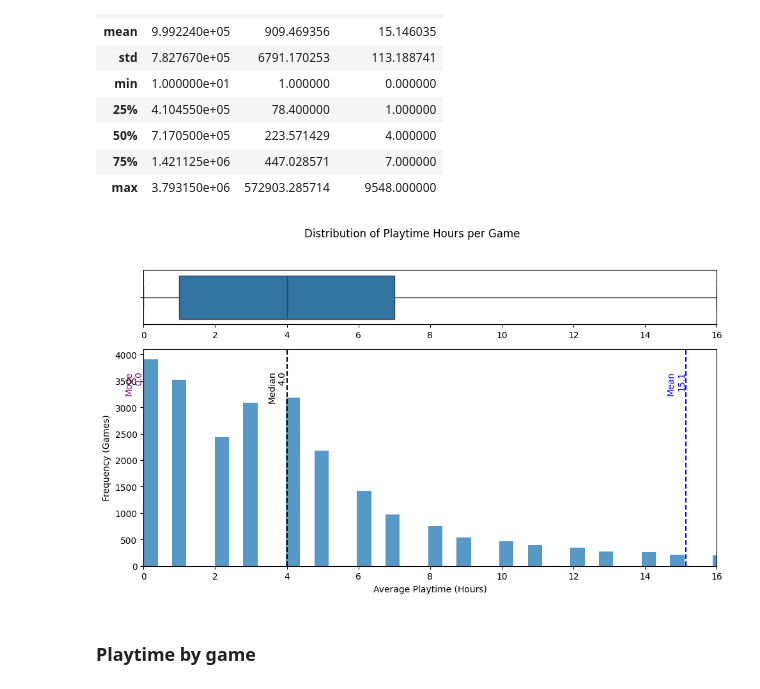
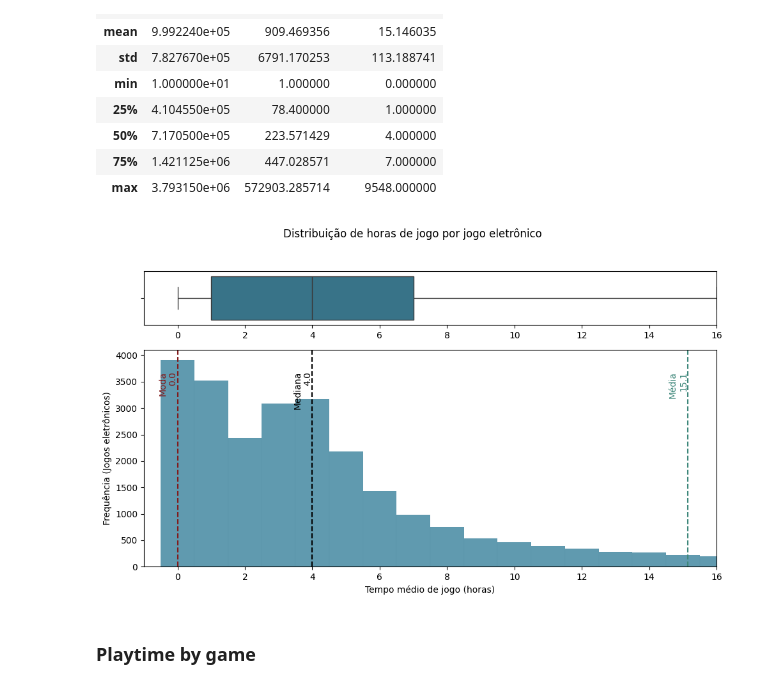
Before and after one commit to EliasCid/steam_recommender_system, a Jupyter notebook: 3. data_analysis/steam.ipynb, the cells around one changed output. Saved outputs shown, nothing was run; the diff lists cells and outputs as text; code cells hidden in the pictures.

Commit message:
Update: Adjusted graphs

```diff
--- a/3. data_analysis/steam.ipynb
+++ b/3. data_analysis/steam.ipynb
@@ -333,24 +324,27 @@ upper_bound = q3 + 1.5 * iqr
 # Fig configuration
 fig, ax = plt.subplots(2, 1, figsize=(10, 6), gridspec_kw={'height_ratios': [1, 4]})
 
+# Main Color
+main_color = '#2B7995'
+
 # Box Plot
-sns.boxplot(x=viz_playtime['playtime_hours'], ax=ax[0], orient='h')
+sns.boxplot(x=viz_playtime['playtime_hours'], ax=ax[0], orient='h', color=main_color)
 ax[0].set_xlabel('')
 ax[0].set_xlim(lower_bound, upper_bound)
 
 # Histogram
-sns.histplot(viz_playtime['playtime_hours'], ax=ax[1], kde=False)
-ax[1].set_ylabel('Frequency (Users)')
-ax[1].set_xlabel('Average Playtime (Hours)')
+sns.histplot(viz_playtime['playtime_hours'], ax=ax[1], kde=False, color=main_color)
+ax[1].set_ylabel('Frequência (Usuários)')
+ax[1].set_xlabel('Tempo médio de jogo (horas)')
 ax[1].set_xlim(lower_bound, upper_bound)
 
 # Add statistics
 stats = [
-    (mean_val, 'Mean', 'blue'),
+    (mean_val, 'Média', '#3f887B'),
     #(q1, 'Q1', 'orange'),
-    (q2, 'Median', 'black'),
+    (q2, 'Mediana', 'black'),
     #(q3, 'Q3', 'red'),
-    (mode_val, 'Mode', 'purple')
+    (mode_val, 'Moda', '#821B1C')
 ]
 
 for val, label, color in stats:
@@ -358,7 +352,7 @@ for val, label, color in stats:
     ax[1].text(val, ax[1].get_ylim()[1]*0.9, f'{label}\n{val:.1f}', color=color, rotation=90, ha='right', va='top')
 
 # Title
-plt.suptitle('Distribution of Playtime Hours per User')
+plt.suptitle('Distribuição de horas de jogo por usuário')
 plt.tight_layout(rect=[0, 0, 1, 0.95])
 
 plt.show()
@@ -398,43 +392,46 @@ mode_val = viz_playtime['playtime_hours'].round().mode()[0]
 
 # Plotting range based on IQR
 iqr = q3 - q1
-lower_bound = 0
+lower_bound = -1
 upper_bound = q3 + 1.5 * iqr
 
 # Fig configuration
 fig, ax = plt.subplots(2, 1, figsize=(10, 6), gridspec_kw={'height_ratios': [1, 4]})
 
+# Main Color
+main_color = '#2B7995'
+
 # Box Plot
-sns.boxplot(x=viz_playtime['playtime_hours'], ax=ax[0], orient='h')
+sns.boxplot(x=viz_playtime['playtime_hours'], ax=ax[0], orient='h', color=main_color)
 ax[0].set_xlabel('')
 ax[0].set_xlim(lower_bound, upper_bound)
 
 # Histogram
-sns.histplot(viz_playtime['playtime_hours'], ax=ax[1], kde=False)
-ax[1].set_ylabel('Frequency (Games)')
-ax[1].set_xlabel('Average Playtime (Hours)')
+sns.histplot(viz_playtime['playtime_hours'], ax=ax[1], kde=False, color=main_color, discrete=True)
+ax[1].set_ylabel('Frequência (Jogos eletrônicos)')
+ax[1].set_xlabel('Tempo médio de jogo (horas)')
 ax[1].set_xlim(lower_bound, upper_bound)
 
 # Add statistics
 stats = [
-    (mean_val, 'Mean', 'blue'),
+    (mean_val, 'Média', '#3f887B'),
     #(q1, 'Q1', 'orange'),
-    (q2, 'Median', 'black'),
+    (q2, 'Mediana', 'black'),
     #(q3, 'Q3', 'red'),
-    (mode_val, 'Mode', 'purple')
+    (mode_val, 'Moda', '#821B1C')
 ]
 
 for val, label, color in stats:
     ax[1].axvline(val, color=color, linestyle='--', linewidth=1.5, label=f'{label}: {val:.2f}')
     ax[1].text(val, ax[1].get_ylim()[1]*0.9, f'{label}\n{val:.1f}', color=color, rotation=90, ha='right', va='top')
 
 # Title
-plt.suptitle('Distribution of Playtime Hours per Game')
+plt.suptitle('Distribuição de horas de jogo por jogo eletrônico')
 plt.tight_layout(rect=[0, 0, 1, 0.95])
 
 plt.show()
 # %% [output]
-[figure, old version]
+[figure, new version]
 # %% [markdown]
 ### Playtime by game
 # %%
```
Also changed, not shown: parts of 13 cells of this notebook.
